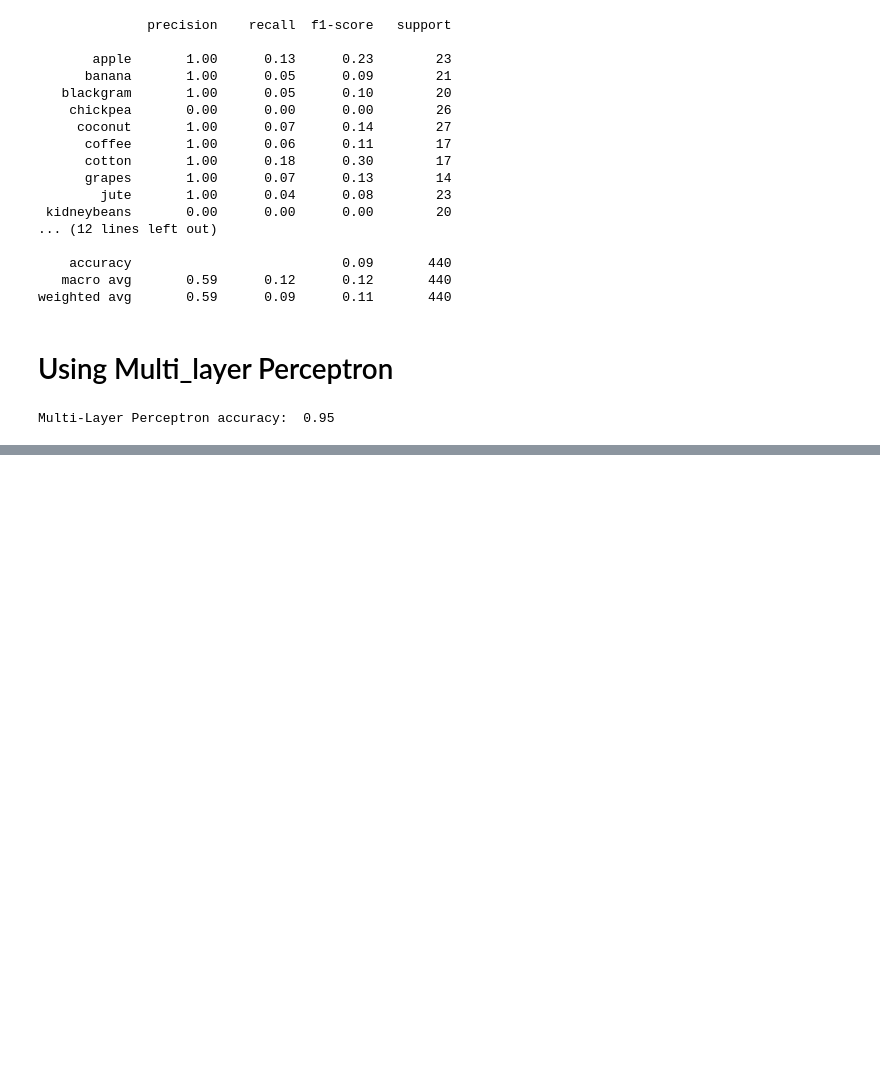
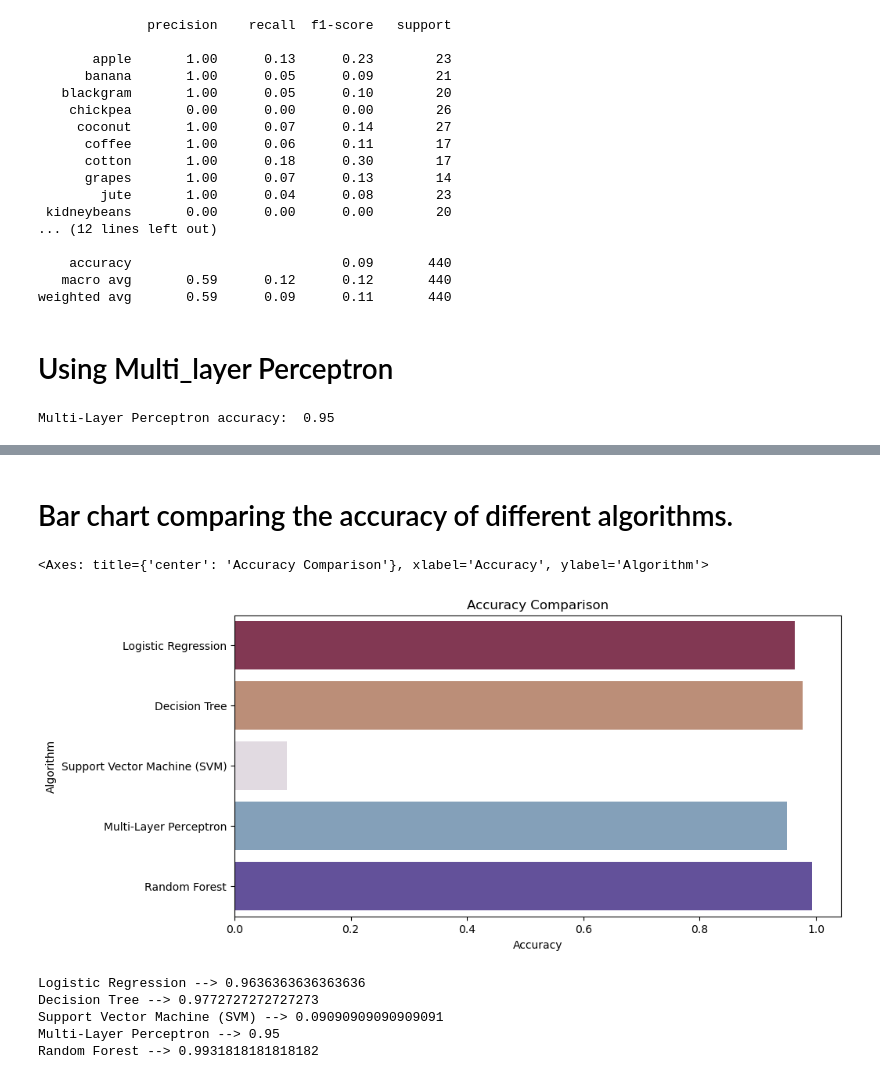
Before and after one commit to raban2/crop-recommendations-and-plant-disease-detection-system-app-, a Jupyter notebook: python/crop-recommendations-and-plant-disease-detection-system-app.ipynb, the cells around one changed output, grey strips where cells are left out. Cells and saved outputs as stored; diff of their text form; code cells hidden in the pictures; blank space fills up the shorter version.

Commit message:
comparing algorithm with accurcay in bar chart

```diff
--- a/python/crop-recommendations-and-plant-disease-detection-system-app.ipynb
+++ b/python/crop-recommendations-and-plant-disease-detection-system-app.ipynb
@@ -352,0 +353,22 @@ pickle.dump(RF, open(MODELS + filename, 'wb'))
+# %% [markdown]
+# Bar chart comparing the accuracy of different algorithms.
+# %%
+plt.figure(figsize=[10,5],dpi = 100)
+plt.title('Accuracy Comparison')
+plt.xlabel('Accuracy')
+plt.ylabel('Algorithm')
+sns.barplot(x = acc,y = models_list,palette='twilight_shifted_r')
+# %% [output]
+<Axes: title={'center': 'Accuracy Comparison'}, xlabel='Accuracy', ylabel='Algorithm'>
+[figure, added]
+# %%
+# prints the model name followed by its corresponding accuracy
+accuracy_models = dict(zip(models_list, acc))
+for k, v in accuracy_models.items():
+    print (k, '-->', v)
+# %% [output]
+Logistic Regression --> 0.9636363636363636
+Decision Tree --> 0.9772727272727273
+Support Vector Machine (SVM) --> 0.09090909090909091
+Multi-Layer Perceptron --> 0.95
+Random Forest --> 0.9931818181818182
```
Also changed, not shown: parts of 20 cells of this notebook.
